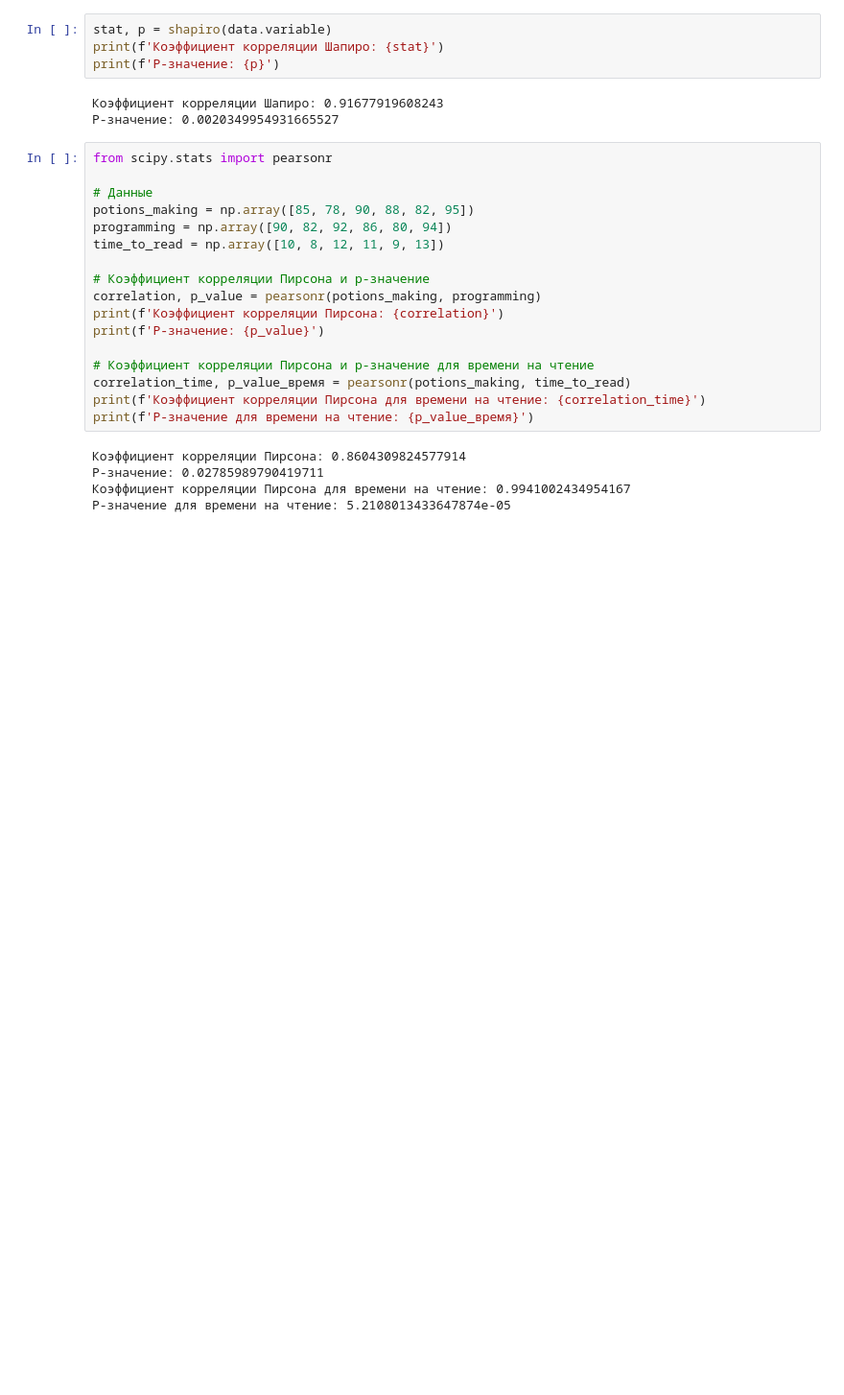
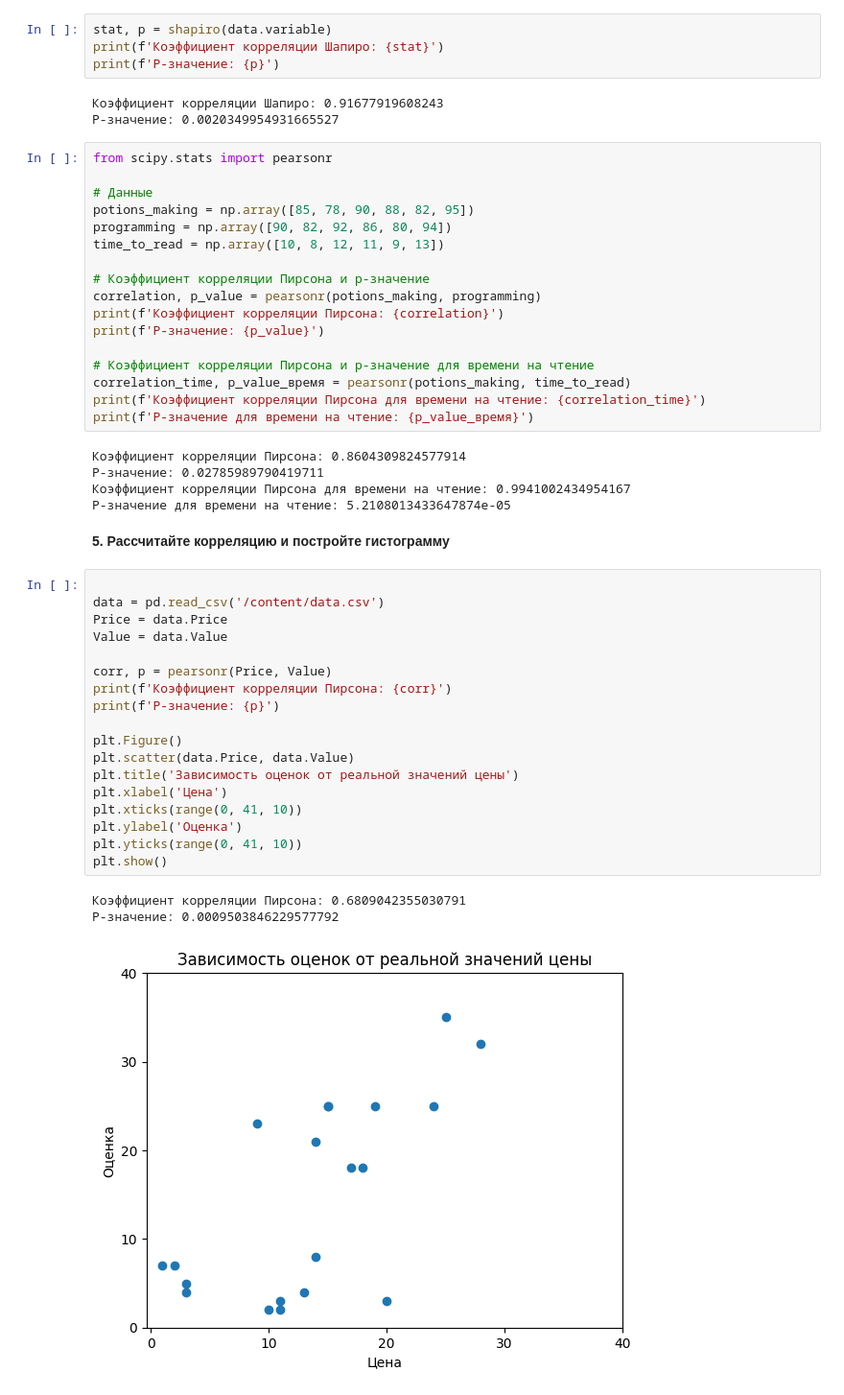
Before and after one commit to Grashch/Eduson, a Jupyter notebook: РазведочныйАнализДанных.ipynb, the cells around one changed output. Shown at 96% size. Cells and saved outputs as stored; diff of their text form; blank space fills up the shorter version.

```diff
--- a/РазведочныйАнализДанных.ipynb
+++ b/РазведочныйАнализДанных.ipynb
@@ -196,3 +196,27 @@ print(f'P-значение для времени на чтение: {p_value_в
 P-значение: 0.02785989790419711
 Коэффициент корреляции Пирсона для времени на чтение: 0.9941002434954167
 P-значение для времени на чтение: 5.2108013433647874e-05
+# %% [markdown]
+**5. Рассчитайте корреляцию и постройте гистограмму**
+# %%
+
+data = pd.read_csv('/content/data.csv')
+Price = data.Price
+Value = data.Value
+
+corr, p = pearsonr(Price, Value)
+print(f'Коэффициент корреляции Пирсона: {corr}')
+print(f'P-значение: {p}')
+
+plt.Figure()
+plt.scatter(data.Price, data.Value)
+plt.title('Зависимость оценок от реальной значений цены')
+plt.xlabel('Цена')
+plt.xticks(range(0, 41, 10))
+plt.ylabel('Оценка')
+plt.yticks(range(0, 41, 10))
+plt.show()
+# %% [output]
+Коэффициент корреляции Пирсона: 0.6809042355030791
+P-значение: 0.0009503846229577792
+[figure, added]
```
Also changed, not shown: parts of 1 cell of this notebook.
